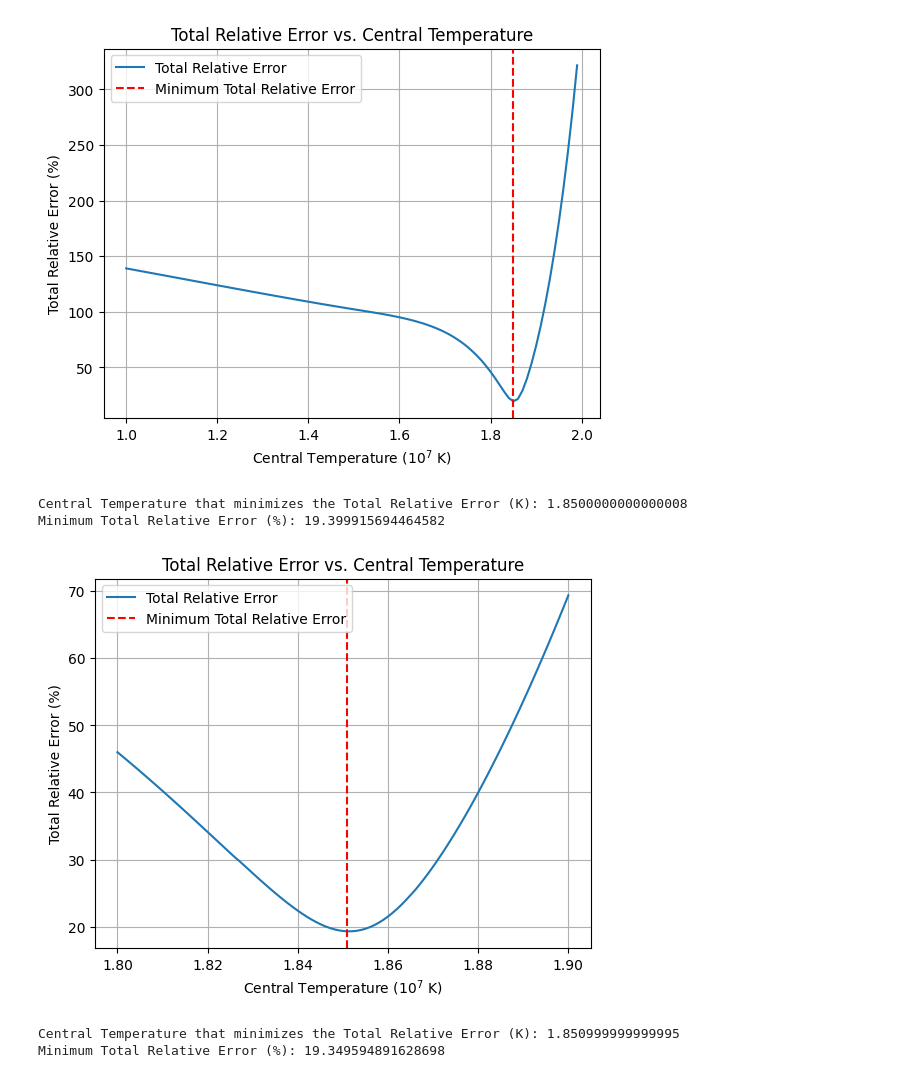
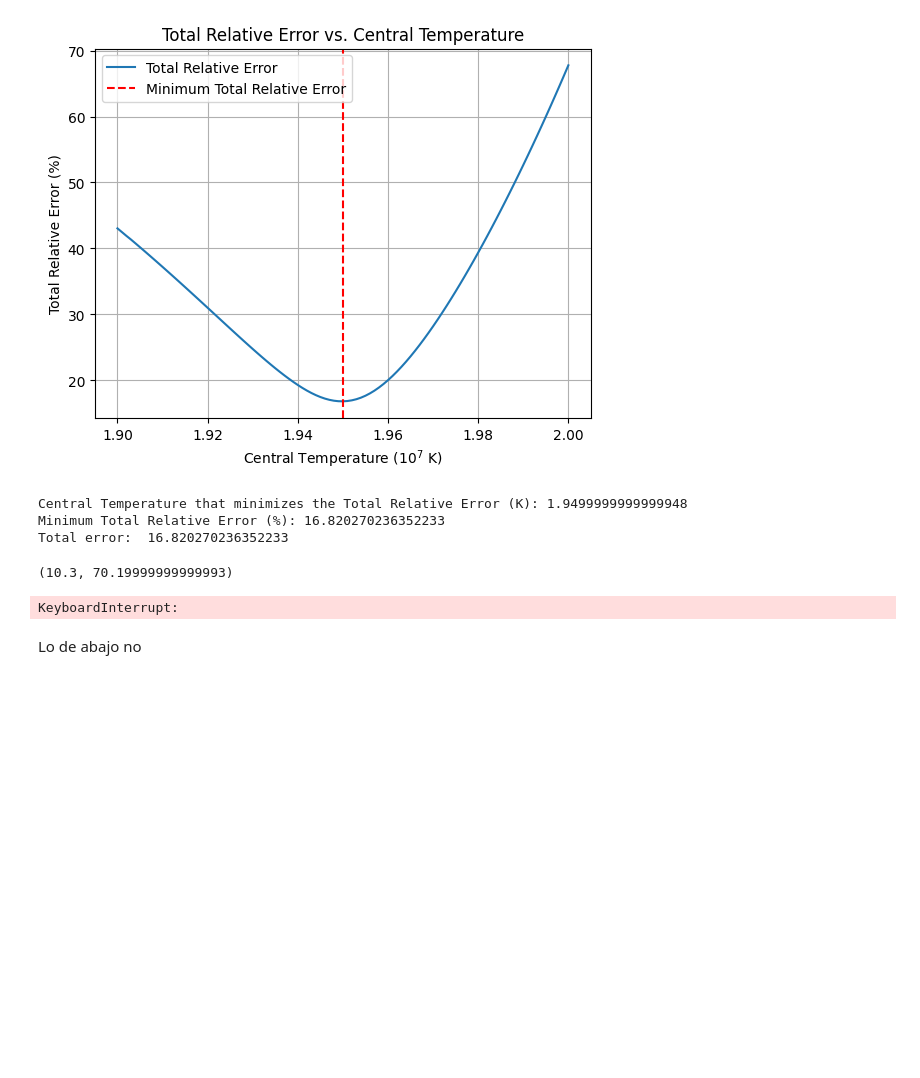
Before and after one commit to jcarreir/Stellar-interior-model, a Jupyter notebook: model.ipynb, the cells around one changed output. Drawn from its saved outputs; the diff is of its cells as text; code cells hidden in the pictures; blank space fills up the shorter version.

```diff
--- a/model.ipynb
+++ b/model.ipynb
@@ -6,0 +25,11 @@ from src.star_class import *
+# %%
+# We make a thinner range of values for the central temperature to optimize the calculation
+T_values = np.arange(test.T_central - 0.05, test.T_central + 0.05, 0.001)
+test.optimal_temperature_calculation(T_values, plot=True)
+# test_optimal_temperature_results = Results(test.R, test.P, test.T, test.L, test.M)
+print("Total error: ", test.error)
+# %% [output]
+[figure, added]
+Central Temperature that minimizes the Total Relative Error (K): 1.9499999999999948
+Minimum Total Relative Error (%): 16.820270236352233
+Total error:  16.820270236352233
@@ -7,23 +40,21 @@ from src.star_class import *
+# %%
+test.R_total, test.L_total
+# %% [output]
+(10.3, 70.19999999999993)
+# %%
+matrix_error = test.optimal_grid_calculation(R_values, L_values, T_values)
+test.plot_matrix_error(matrix_error, R_values, L_values, plot=True)
+# %% [output]
+KeyboardInterrupt:
+# %% [markdown]
+Lo de abajo no
 # %%
-M = 5
-X = 0.75
-Y = 0.2
-T_central = 1.5
-R_total = 12
-L_total = 40
-
-star = StellarModel(M, X, Y, T_central, R_total, L_total)
+# We will create a star with the following parameters
+star = StellarModel(M_total, X, Y, T_central, R_total, L_total)
 T_values = np.arange(star.T_central - 0.5, star.T_central + 0.5, 0.01)
 star.optimal_temperature_calculation(T_values, plot=True)
 T_values = np.arange(star.T_central - 0.05, star.T_central + 0.05, 0.001)
 star.optimal_temperature_calculation(T_values, plot=True)
-# %% [output]
-[figure, removed]
-Central Temperature that minimizes the Total Relative Error (K): 1.8500000000000008
-Minimum Total Relative Error (%): 19.399915694464582
-[figure, removed]
-Central Temperature that minimizes the Total Relative Error (K): 1.850999999999995
-Minimum Total Relative Error (%): 19.349594891628698
 # %%
 R_values = np.linspace(11.52, 11.78, 11)
 L_values = np.linspace(44.25, 46.75, 11)
```
Also changed, not shown: parts of 11 cells of this notebook, 3 other files.
